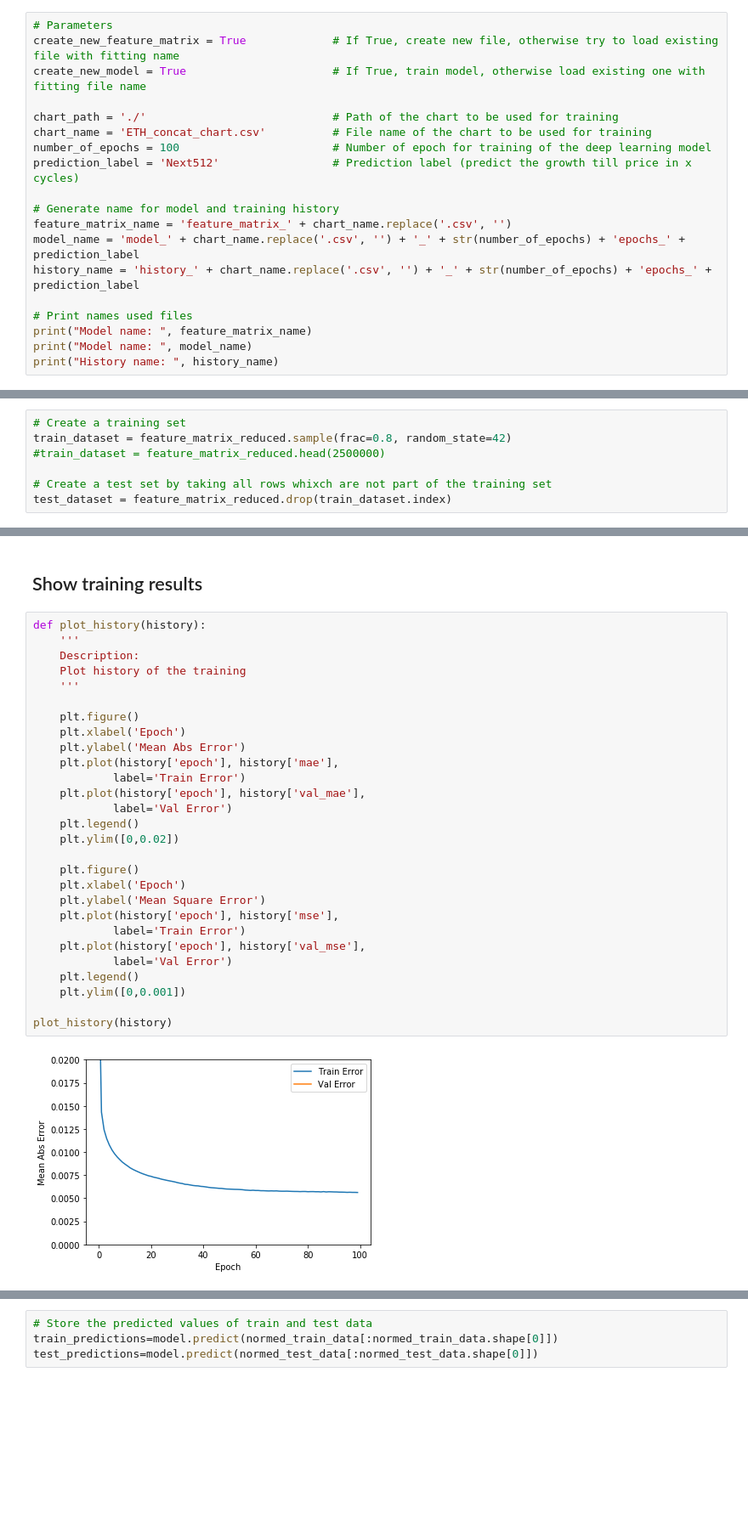
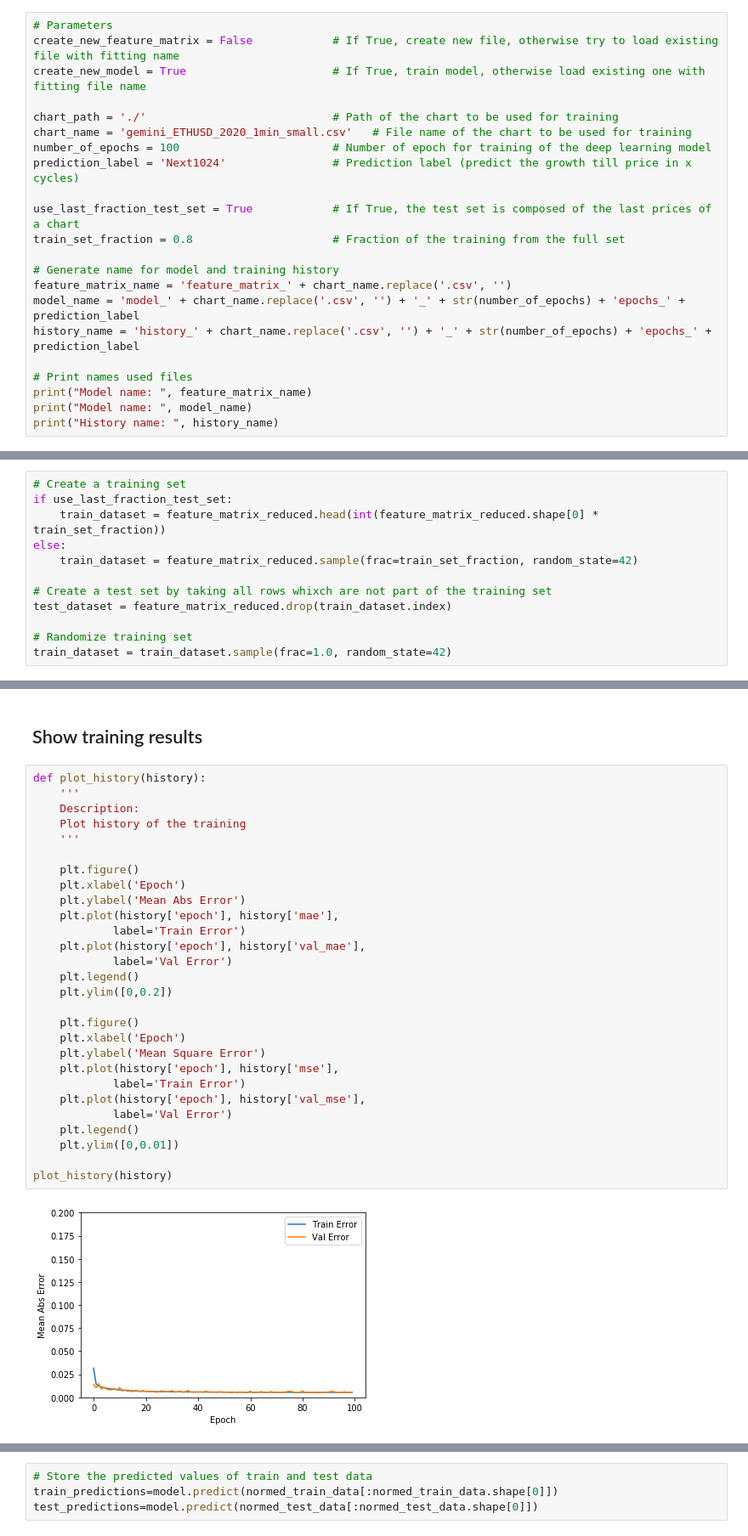
Before and after one commit to Mithotronic/ACTA, a Jupyter notebook: Trend-Finder.ipynb, the cells around one changed output, grey strips where cells are left out. Shown at 85% size. Cells and saved outputs as stored; diff of their text form; blank space fills up the shorter version.

```diff
--- a/Trend-Finder.ipynb
+++ b/Trend-Finder.ipynb
@@ -21,13 +21,16 @@ from IPython import display
 %matplotlib inline
 # %%
 # Parameters
-create_new_feature_matrix = True             # If True, create new file, otherwise try to load existing file with fitting name
+create_new_feature_matrix = False            # If True, create new file, otherwise try to load existing file with fitting name
 create_new_model = True                      # If True, train model, otherwise load existing one with fitting file name
 
 chart_path = './'                            # Path of the chart to be used for training
-chart_name = 'ETH_concat_chart.csv'          # File name of the chart to be used for training
+chart_name = 'gemini_ETHUSD_2020_1min_small.csv'   # File name of the chart to be used for training
 number_of_epochs = 100                       # Number of epoch for training of the deep learning model
-prediction_label = 'Next512'                 # Prediction label (predict the growth till price in x cycles)
+prediction_label = 'Next1024'                # Prediction label (predict the growth till price in x cycles)
+
+use_last_fraction_test_set = True            # If True, the test set is composed of the last prices of a chart
+train_set_fraction = 0.8                     # Fraction of the training from the full set
 
 # Generate name for model and training history
 feature_matrix_name = 'feature_matrix_' + chart_name.replace('.csv', '')
@@ -403,10 +388,15 @@ feature_matrix_reduced.head(10)
 # %%
 # Create a training set
-train_dataset = feature_matrix_reduced.sample(frac=0.8, random_state=42)
-#train_dataset = feature_matrix_reduced.head(2500000)
+if use_last_fraction_test_set:
+    train_dataset = feature_matrix_reduced.head(int(feature_matrix_reduced.shape[0] * train_set_fraction))
+else:
+    train_dataset = feature_matrix_reduced.sample(frac=train_set_fraction, random_state=42)
 
 # Create a test set by taking all rows whixch are not part of the training set
 test_dataset = feature_matrix_reduced.drop(train_dataset.index)
+
+# Randomize training set
+train_dataset = train_dataset.sample(frac=1.0, random_state=42)
 # %%
 # Create the labels for the training set (Note: The label column is removed from the training set)
 train_labels = train_dataset.pop(prediction_label)
@@ -547,30 +539,30 @@ else:
 # %%
 def plot_history(history):
     '''
     Description:
     Plot history of the training
     '''
 
     plt.figure()
     plt.xlabel('Epoch')
     plt.ylabel('Mean Abs Error')
     plt.plot(history['epoch'], history['mae'],
             label='Train Error')
     plt.plot(history['epoch'], history['val_mae'],
             label='Val Error')
     plt.legend()
-    plt.ylim([0,0.02])
+    plt.ylim([0,0.2])
 
     plt.figure()
     plt.xlabel('Epoch')
     plt.ylabel('Mean Square Error')
     plt.plot(history['epoch'], history['mse'],
             label='Train Error')
     plt.plot(history['epoch'], history['val_mse'],
             label='Val Error')
     plt.legend()
-    plt.ylim([0,0.001])
+    plt.ylim([0,0.01])
 
 plot_history(history)
 # %% [output]
-[figure, old version]
+[figure, new version]
```
Also changed, not shown: parts of 14 cells of this notebook, 1 other file.
